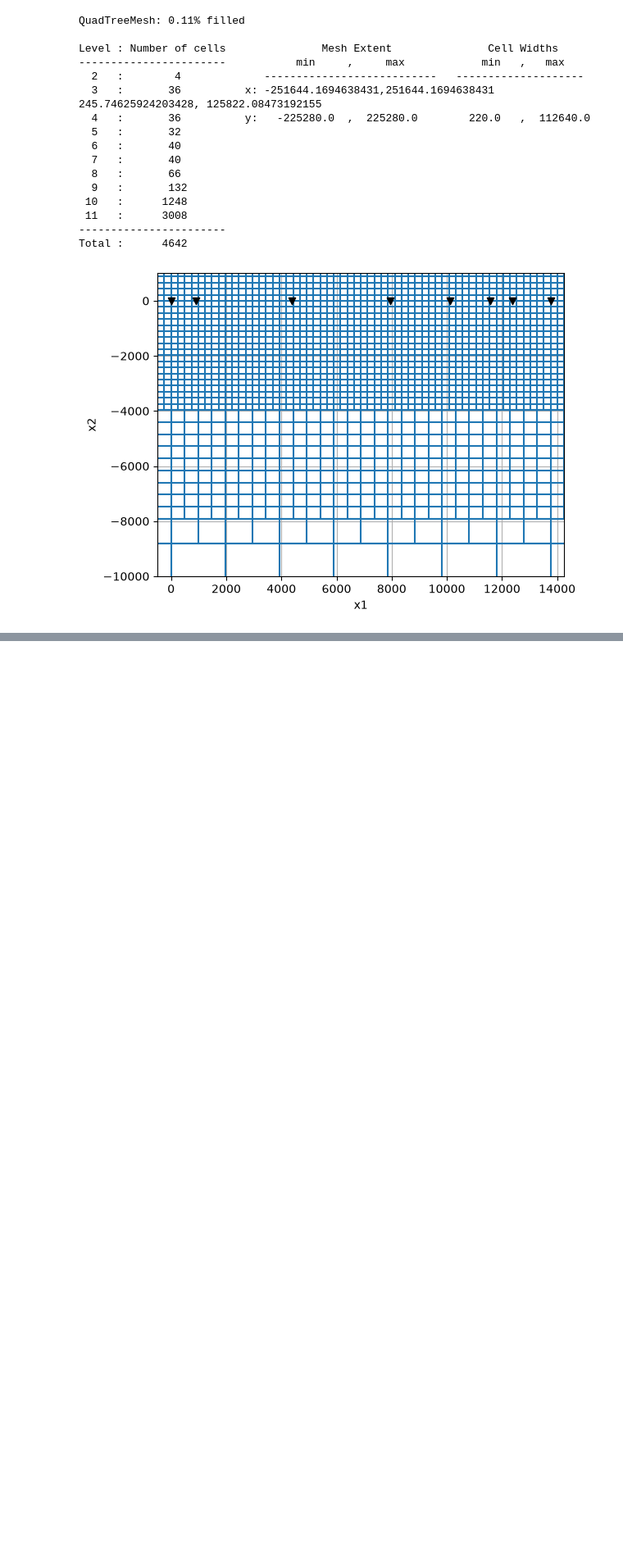
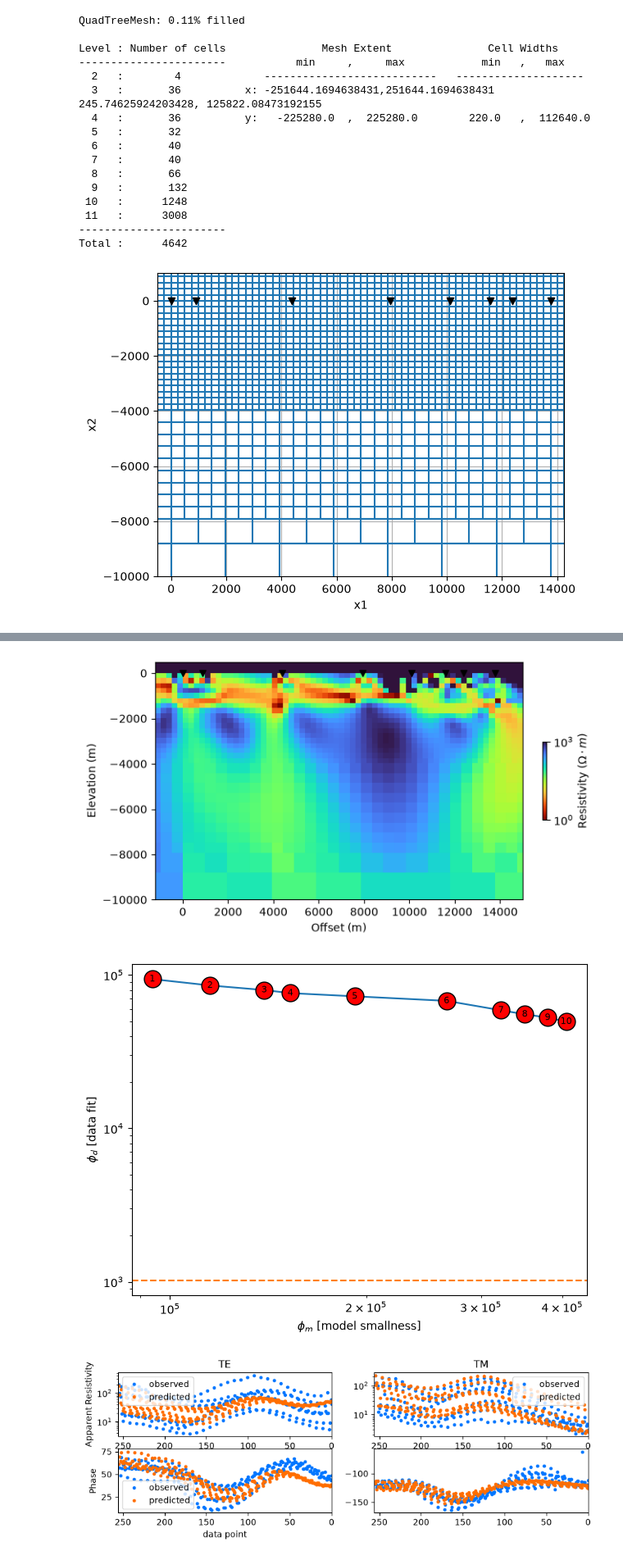
Before and after one commit to SAGE-Geophysical-Field-Camp/SAGE-Geophysical-Field-Camp.github.io, a Jupyter notebook: notebooks/mt/sage_2d_inversion.ipynb, the cells around one changed output, grey strips where cells are left out. Shown at 82% size. Drawn from its saved outputs; the diff is of its cells as text; code cells hidden in the pictures; blank space fills up the shorter version.

```diff
--- a/notebooks/mt/sage_2d_inversion.ipynb
+++ b/notebooks/mt/sage_2d_inversion.ipynb
@@ -267,9 +267,9 @@ simpeg_2d_tree = Simpeg2D(
     mesh_type="tree",
     mesh_kwargs={
         "sigma_background": 1.0 / 100,
-        "z_factor_max": 20,
-        "z_geometric_factor_down": 1.05,
         "factor_spacing": 8.0,
+        "factor_z_core": 1,
+        "factor_x_pad": 2,
         "station_padding": [16, 8],
     },
     data_kwargs={"invert_impedance": False, "include_elevation": False},
@@ -318,0 +328,8 @@ Running inversion with SimPEG v0.25.2
+# %%
+simpeg_2d_tree.plot_iteration(10, z_limits=(-10000, 500), vmin=1, vmax=1000)
+simpeg_2d_tree.plot_tikhonov_curve()
+simpeg_2d_tree.plot_responses(10)
+# %% [output]
+[figure, added]
+[figure, added]
+[figure, added]
```
Also changed, not shown: parts of 2 cells of this notebook.
